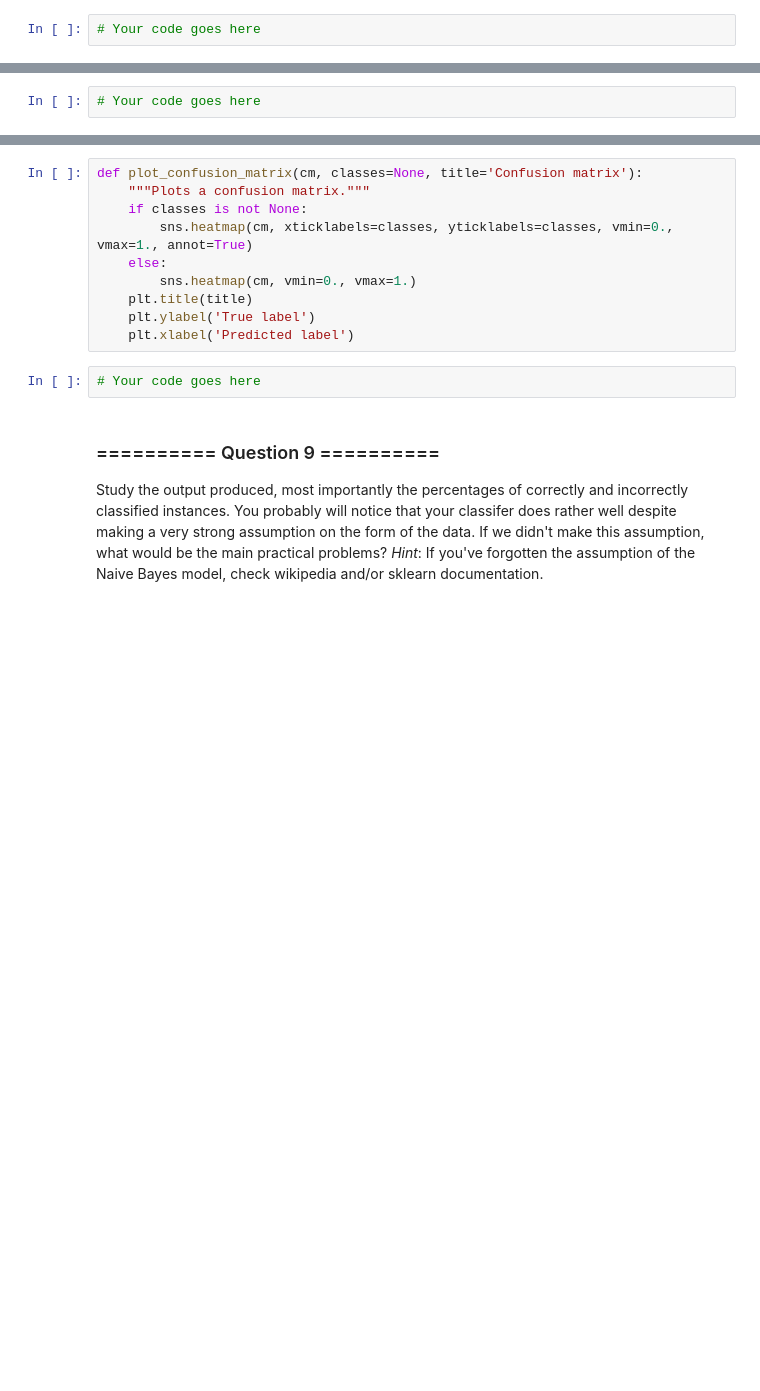
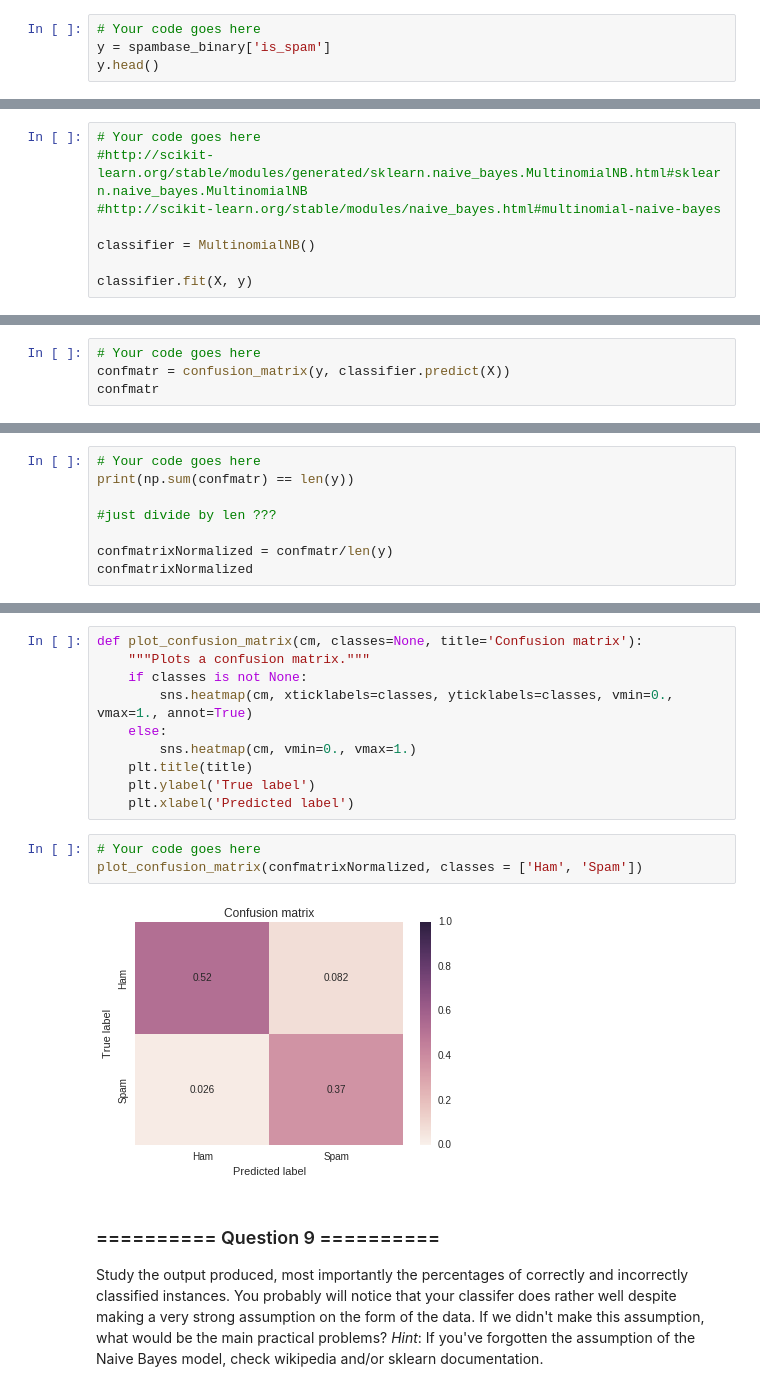
Before and after one commit to ngbcos/iaml-1, a Jupyter notebook: 02_Lab_2_Data_analysis_visualisation_pligor.ipynb, the cells around one changed output, grey strips where cells are left out. Saved outputs shown, nothing was run; the diff lists cells and outputs as text; blank space fills up the shorter version.

```diff
--- a/02_Lab_2_Data_analysis_visualisation_pligor.ipynb
+++ b/02_Lab_2_Data_analysis_visualisation_pligor.ipynb
@@ -220,3 +289,5 @@ As a first step we extract the input features and targets from the DataFrame. To
 **b)** Create a Pandas Series object `y` that contains only the label from `spambase_binary`.
 # %%
 # Your code goes here
+y = spambase_binary['is_spam']
+y.head()
@@ -232,0 +314,8 @@ Now we want to train a Multinomial Naive Bayes classifier. Initialise a `Multino
+# %%
+# Your code goes here
+#http://scikit-learn.org/stable/modules/generated/sklearn.naive_bayes.MultinomialNB.html#sklearn.naive_bayes.MultinomialNB
+#http://scikit-learn.org/stable/modules/naive_bayes.html#multinomial-naive-bayes
+
+classifier = MultinomialNB()
+
+classifier.fit(X, y)
@@ -256,3 +366,5 @@ Scikit-learn also has a [`confusion_matrix`](http://scikit-learn.org/stable/modu
 **d)** Compute the resulting confusion_matrix by using the builtin scikit-learn class and display the result.
 # %%
 # Your code goes here
+confmatr = confusion_matrix(y, classifier.predict(X))
+confmatr
@@ -262,0 +376,8 @@ Scikit-learn also has a [`confusion_matrix`](http://scikit-learn.org/stable/modu
+# %%
+# Your code goes here
+print(np.sum(confmatr) == len(y))
+
+#just divide by len ???
+
+confmatrixNormalized = confmatr/len(y)
+confmatrixNormalized
@@ -274,6 +399,9 @@ def plot_confusion_matrix(cm, classes=None, title='Confusion matrix'):
     plt.xlabel('Predicted label')
 # %%
 # Your code goes here
+plot_confusion_matrix(confmatrixNormalized, classes = ['Ham', 'Spam'])
+# %% [output]
+[figure, added]
 # %% [markdown]
 ### ========== Question 9 ==========
 
```
Also changed, not shown: parts of 38 cells of this notebook.
